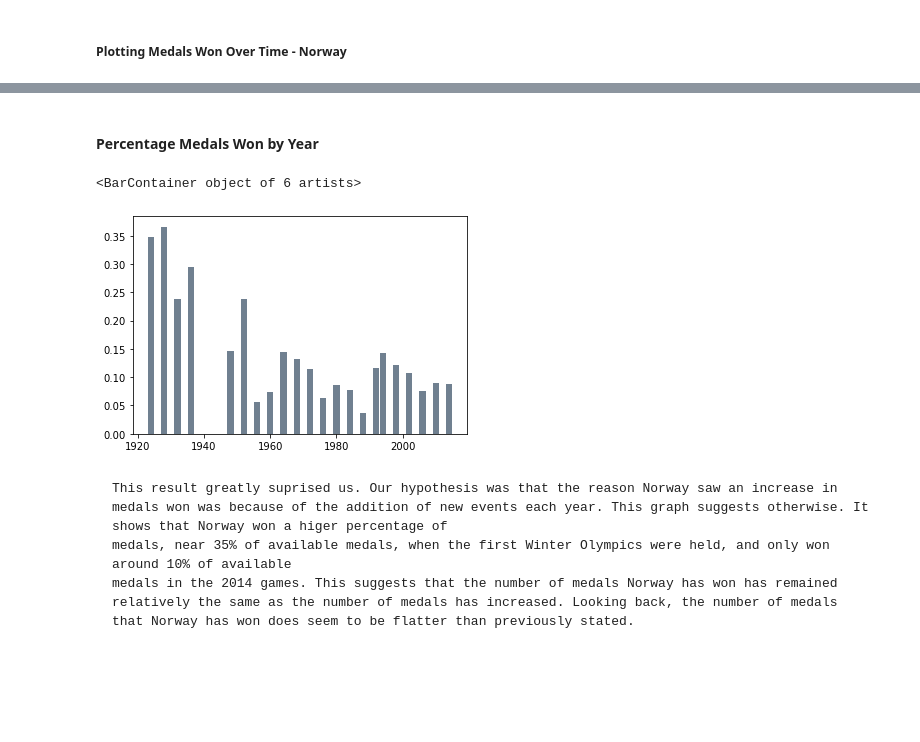
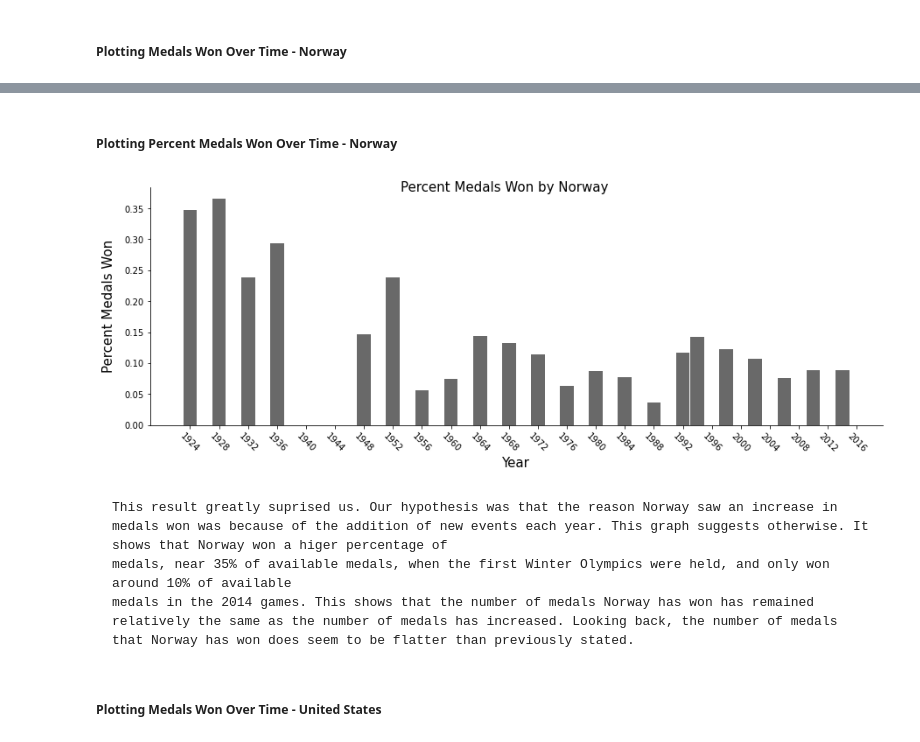
Before and after one commit to BEthanPowerfuls90/DSCI235_Project, a Jupyter notebook: FinalProject.ipynb, the cells around one changed output, grey strips where cells are left out. Drawn from its saved outputs; the diff is of its cells as text; code cells hidden in the pictures; blank space fills up the shorter version.

```diff
--- a/FinalProject.ipynb
+++ b/FinalProject.ipynb
@@ -209,24 +318,34 @@ plt.subplots_adjust(hspace = .3)
 # %% [markdown]
-#### Percentage Medals Won by Year
+##### Plotting Percent Medals Won Over Time - Norway
 # %%
-sport = winter_raw.loc[:, ['Year', 'Medal']].set_index(['Year']).sort_values(by = 'Year')
-sport['Medal'] = sport['Medal'].apply(lambda x: 1)
-sport = sport.groupby(['Year']).aggregate('sum')
-
 norway_tot = pd.DataFrame(winter.groupby(['Country', 'Year']).aggregate('sum').loc['Norway']['Medal Count'])
 norway_tot['AVG'] = (norway_tot.loc[:]['Medal Count'] / sport.loc[:]['Medal'])
 
-x1 = range(1924, 1940, 4); x2 = range(1948, 1994, 4); x3 = range(1992, 1996, 2); x4 = range(1994, 2015, 4)
+x1 = range(1924, 1940, 4)
+x2 = range(1948, 1994, 4)
+x3 = range(1992, 1996, 2)
+x4 = range(1994, 2015, 4)
 
 Norway_one = norway_tot.loc[:]['AVG'].loc[1924:1940]; Norway_two = norway_tot.loc[:]['AVG'].loc[1948:1992]
 Norway_three = norway_tot.loc[:]['AVG'].loc[1992:1995]; Norway_four = norway_tot.loc[:]['AVG'].loc[1994:2015]
 
-plt.bar(x1, Norway_one, color = 'slategray', width = 1.9); plt.bar(x2, Norway_two, color = 'slategray', width = 1.9)
-plt.bar(x3, Norway_three, color = 'slategray', width = 1.9); plt.bar(x4, Norway_four, color = 'slategray', width = 1.9)
+fig, ax = plt.subplots()
+plt.suptitle('Percent Medals Won by Norway', y=.9, size=15)
+plt.ylabel('Percent Medals Won', fontsize=15, labelpad=10)
+fig.set_figheight(5); fig.set_figwidth(15)
+plt.bar(x1, Norway_one, color = 'dimgray', width = 1.9)
+plt.bar(x2, Norway_two, color = 'dimgray', width = 1.9)
+plt.bar(x3, Norway_three, color = 'dimgray', width = 1.9)
+plt.bar(x4, Norway_four, color = 'dimgray', width = 1.9)
+plt.xticks(range(1924, 2020, 4), rotation = -45)
+ax.set_xlabel('Year', fontsize = 15)
+ax.spines['top'].set_visible(False)
+ax.spines['right'].set_visible(False)
 # %% [output]
-<BarContainer object of 6 artists>
-[figure, old version]
+[figure, new version]
 # %% [markdown]
     This result greatly suprised us. Our hypothesis was that the reason Norway saw an increase in medals won was because of the addition of new events each year. This graph suggests otherwise. It shows that Norway won a higer percentage of
     medals, near 35% of available medals, when the first Winter Olympics were held, and only won around 10% of available
-    medals in the 2014 games. This suggests that the number of medals Norway has won has remained relatively the same as the number of medals has increased. Looking back, the number of medals that Norway has won does seem to be flatter than previously stated.
+    medals in the 2014 games. This shows that the number of medals Norway has won has remained relatively the same as the number of medals has increased. Looking back, the number of medals that Norway has won does seem to be flatter than previously stated.
+# %% [markdown]
+##### Plotting Medals Won Over Time - United States
```
Also changed, not shown: parts of 72 cells of this notebook.
